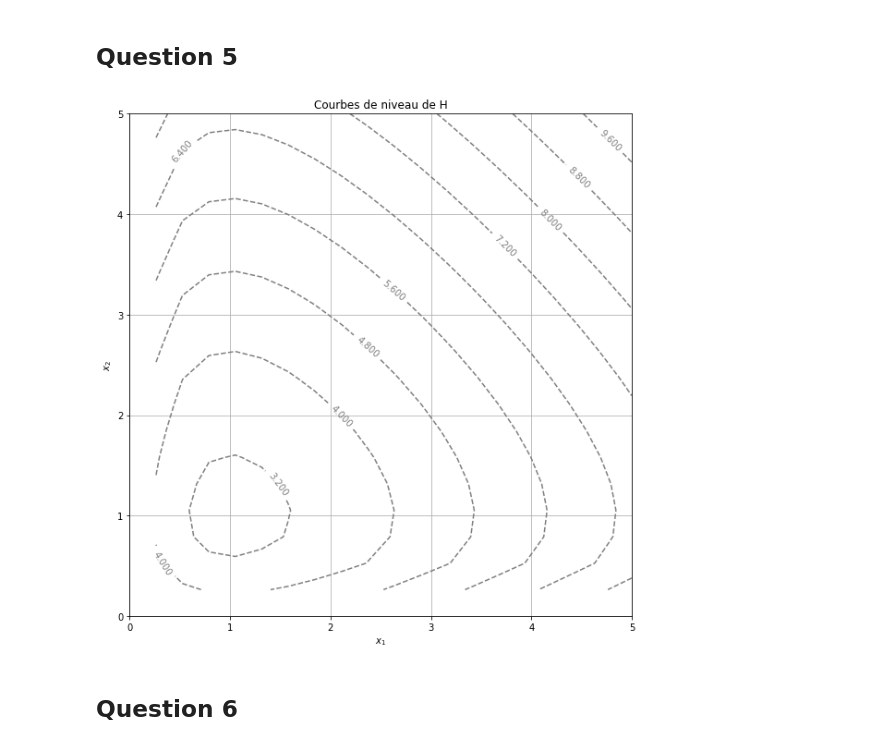
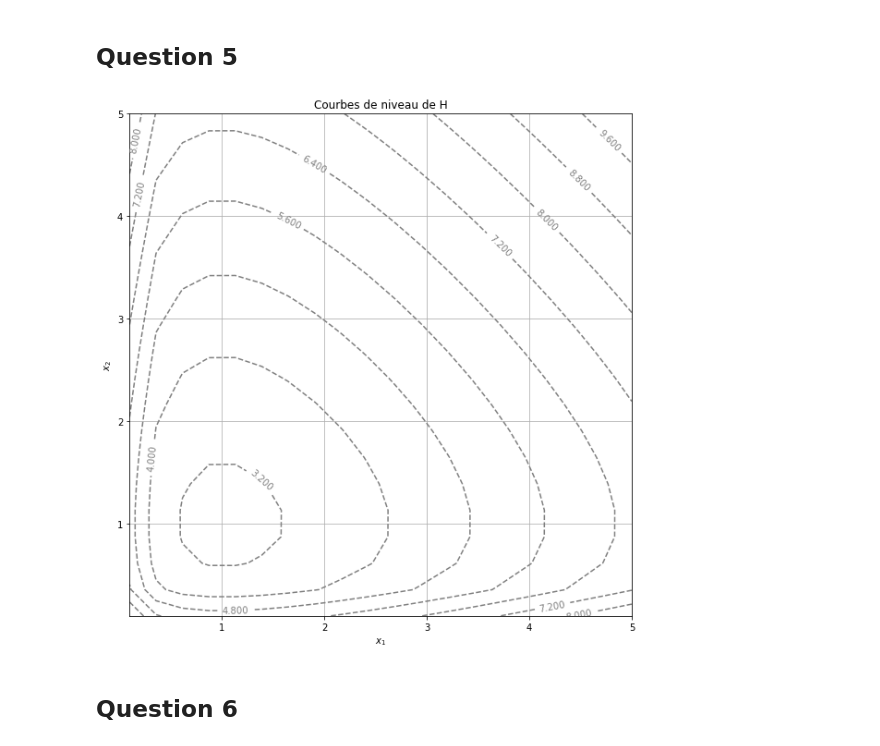
Before and after one commit to touchtar/projet-maths-info, a Jupyter notebook: Projet Beuzelin Ouchtar.ipynb, the cells around one changed output. Drawn from its saved outputs; the diff is of its cells as text; code cells hidden in the pictures.

```diff
--- a/Projet Beuzelin Ouchtar.ipynb
+++ b/Projet Beuzelin Ouchtar.ipynb
@@ -142,29 +144,30 @@ Toutes ces propriétés de V étant vraies sur l'ouvert $\mathbb{R}_{>0}\times\m
 # %%
 def H(x1, x2):
     return delta*x1 - gamma*np.log(x1) + beta*x2 - alpha*np.log(x2)
 
 def display_contour(fct, levels):
-    x = np.linspace(0, 5, 20)
-    y = np.linspace(0, 5, 20)
+    # Les bornes commencent à 0.1 pour éviter les divergences du log en 0.
+    x = np.linspace(0.1, 5, 20)
+    y = np.linspace(0.1, 5, 20)
     X, Y = np.meshgrid(x, y)
     Z = fct(X, Y)
     fig, ax = plt.subplots()
     contour_set = plt.contour(
         X, Y, Z, colors="grey", linestyles="dashed",
         levels=levels
     )
     ax.clabel(contour_set)
     plt.grid(True)
     plt.xlabel("$x_1$")
     plt.ylabel("$x_2$")
     plt.gca().set_aspect("equal")
     plt.title("Courbes de niveau de H")
     plt.show()
 
 
 display_contour(H, 10)
 # %% [output]
-[figure, old version]
+[figure, new version]
 # %% [markdown]
 ## Question 6
 # %%
```
Also changed, not shown: parts of 12 cells of this notebook, 1 other file.
